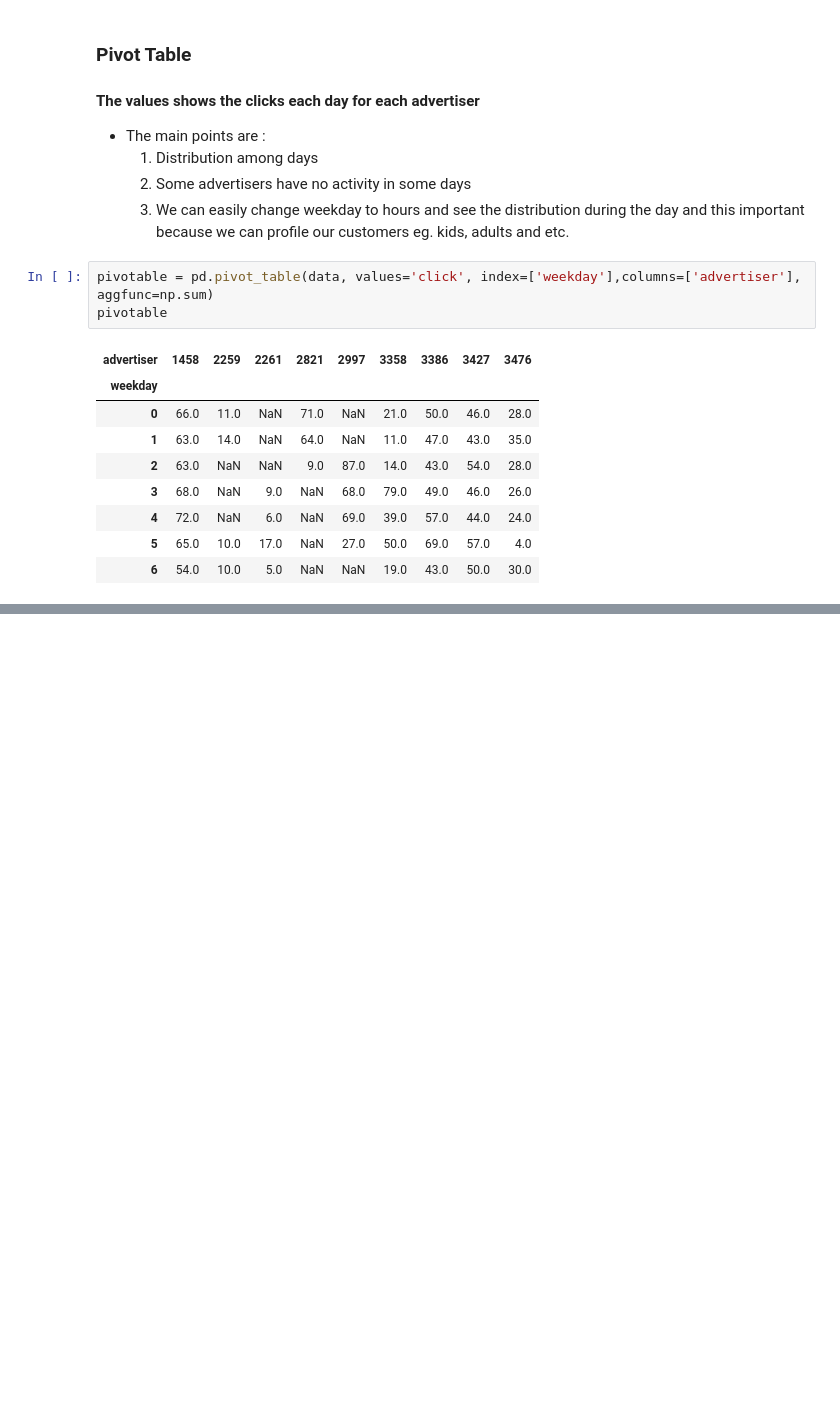
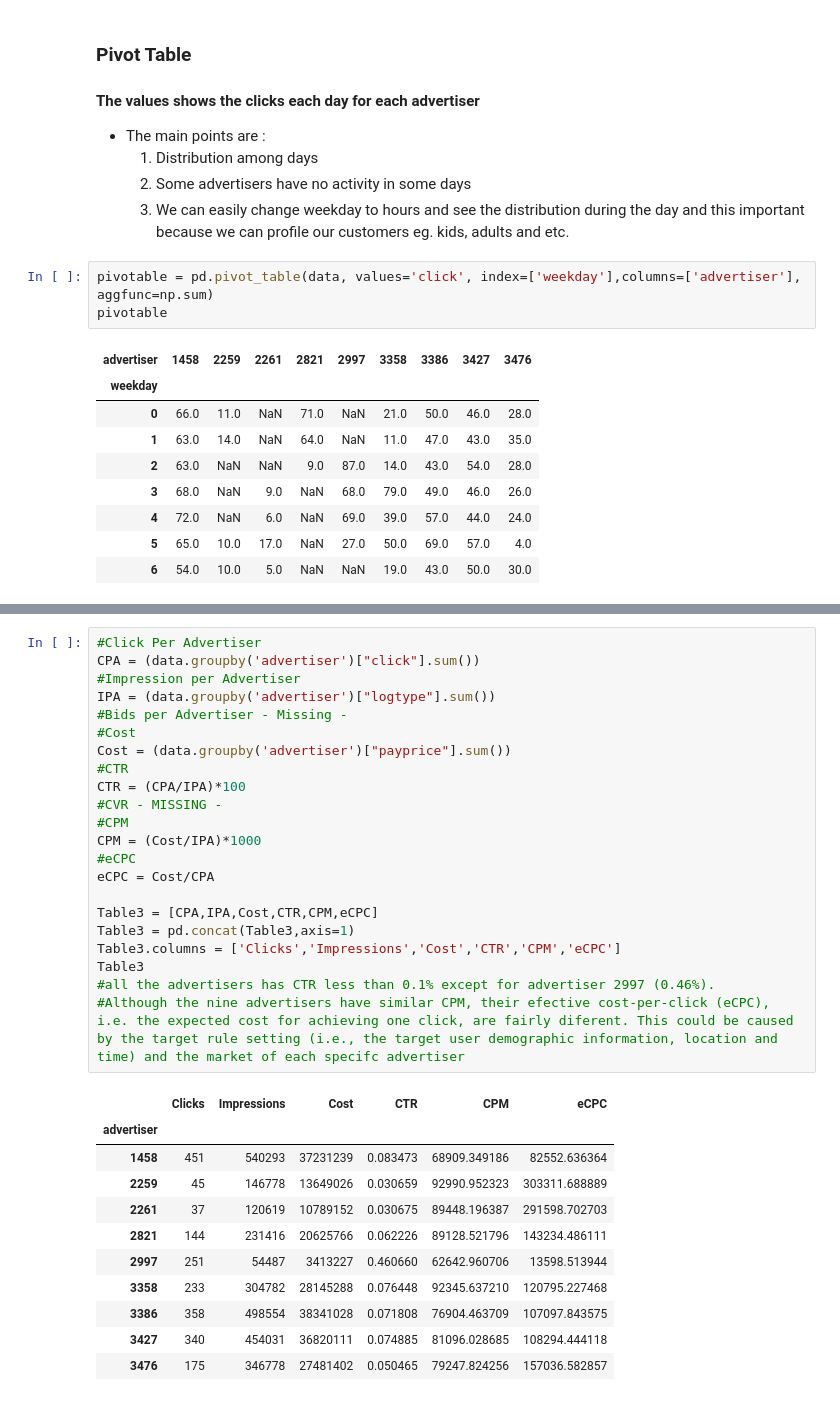
Before and after one commit to chelo26/webEco17, a Jupyter notebook: Version1.ipynb, the cells around one changed output, grey strips where cells are left out. Cells and saved outputs as stored; diff of their text form; blank space fills up the shorter version.

```diff
--- a/Version1.ipynb
+++ b/Version1.ipynb
@@ -215,0 +288,34 @@ pivotable
+# %%
+#Click Per Advertiser
+CPA = (data.groupby('advertiser')["click"].sum())
+#Impression per Advertiser
+IPA = (data.groupby('advertiser')["logtype"].sum())
+#Bids per Advertiser - Missing -
+#Cost
+Cost = (data.groupby('advertiser')["payprice"].sum())
+#CTR
+CTR = (CPA/IPA)*100
+#CVR - MISSING -
+#CPM
+CPM = (Cost/IPA)*1000
+#eCPC
+eCPC = Cost/CPA
+
+Table3 = [CPA,IPA,Cost,CTR,CPM,eCPC]
+Table3 = pd.concat(Table3,axis=1)
+Table3.columns = ['Clicks','Impressions','Cost','CTR','CPM','eCPC']
+Table3
+#all the advertisers has CTR less than 0.1% except for advertiser 2997 (0.46%).
+#Although the nine advertisers have similar CPM, their efective cost-per-click (eCPC), i.e. the expected cost for achieving one click, are fairly diferent. This could be caused by the target rule setting (i.e., the target user demographic information, location and time) and the market of each specifc advertiser
+# %% [output]
+|  | Clicks | Impressions | Cost | CTR | CPM | eCPC |
+| advertiser |  |  |  |  |  |  |
+| 1458 | 451 | 540293 | 37231239 | 0.083473 | 68909.349186 | 82552.636364 |
+| 2259 | 45 | 146778 | 13649026 | 0.030659 | 92990.952323 | 303311.688889 |
+| 2261 | 37 | 120619 | 10789152 | 0.030675 | 89448.196387 | 291598.702703 |
+| 2821 | 144 | 231416 | 20625766 | 0.062226 | 89128.521796 | 143234.486111 |
+| 2997 | 251 | 54487 | 3413227 | 0.460660 | 62642.960706 | 13598.513944 |
+| 3358 | 233 | 304782 | 28145288 | 0.076448 | 92345.637210 | 120795.227468 |
+| 3386 | 358 | 498554 | 38341028 | 0.071808 | 76904.463709 | 107097.843575 |
+| 3427 | 340 | 454031 | 36820111 | 0.074885 | 81096.028685 | 108294.444118 |
+| 3476 | 175 | 346778 | 27481402 | 0.050465 | 79247.824256 | 157036.582857 |
```
Also changed, not shown: parts of 5 cells of this notebook.
